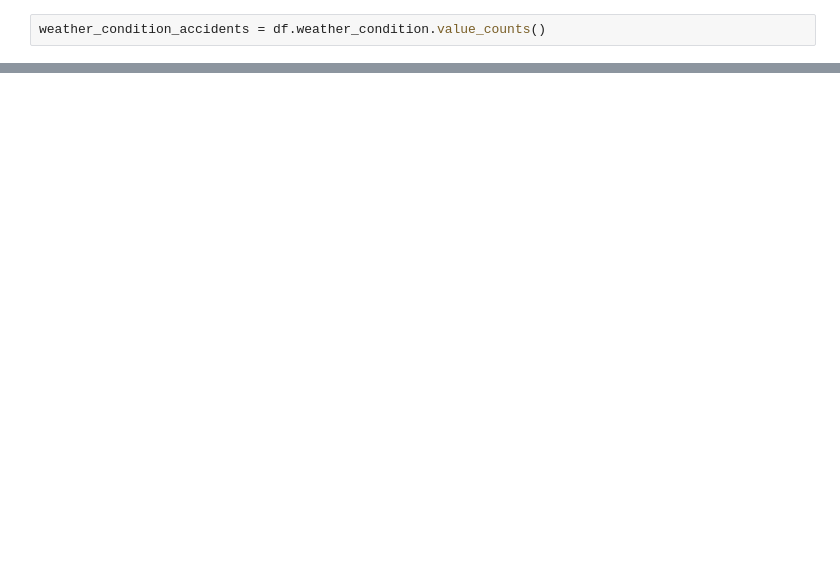
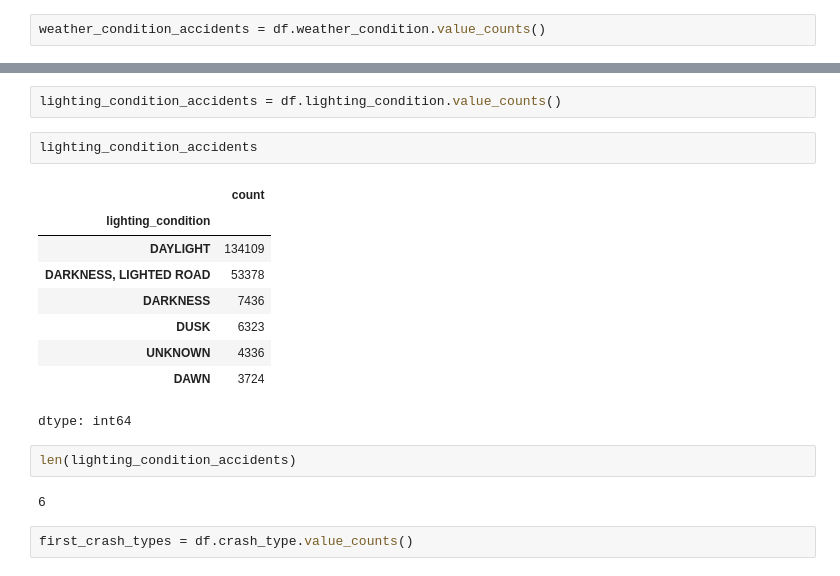
Before and after one commit to jmasih1234/ECM2434_A_2_202425, a Jupyter notebook: TeamGrace.ipynb, the cells around one changed output, grey strips where cells are left out. Saved outputs shown, nothing was run; the diff lists cells and outputs as text; blank space fills up the shorter version.

```diff
--- a/TeamGrace.ipynb
+++ b/TeamGrace.ipynb
@@ -27,0 +109,20 @@ len(weather_condition_accidents)
+# %%
+lighting_condition_accidents = df.lighting_condition.value_counts()
+# %%
+lighting_condition_accidents
+# %% [output]
+|  | count |
+| lighting_condition |  |
+| DAYLIGHT | 134109 |
+| DARKNESS, LIGHTED ROAD | 53378 |
+| DARKNESS | 7436 |
+| DUSK | 6323 |
+| UNKNOWN | 4336 |
+| DAWN | 3724 |
+dtype: int64
+# %%
+len(lighting_condition_accidents)
+# %% [output]
+6
+# %%
+first_crash_types = df.crash_type.value_counts()
```
Also changed, not shown: parts of 13 cells of this notebook.
